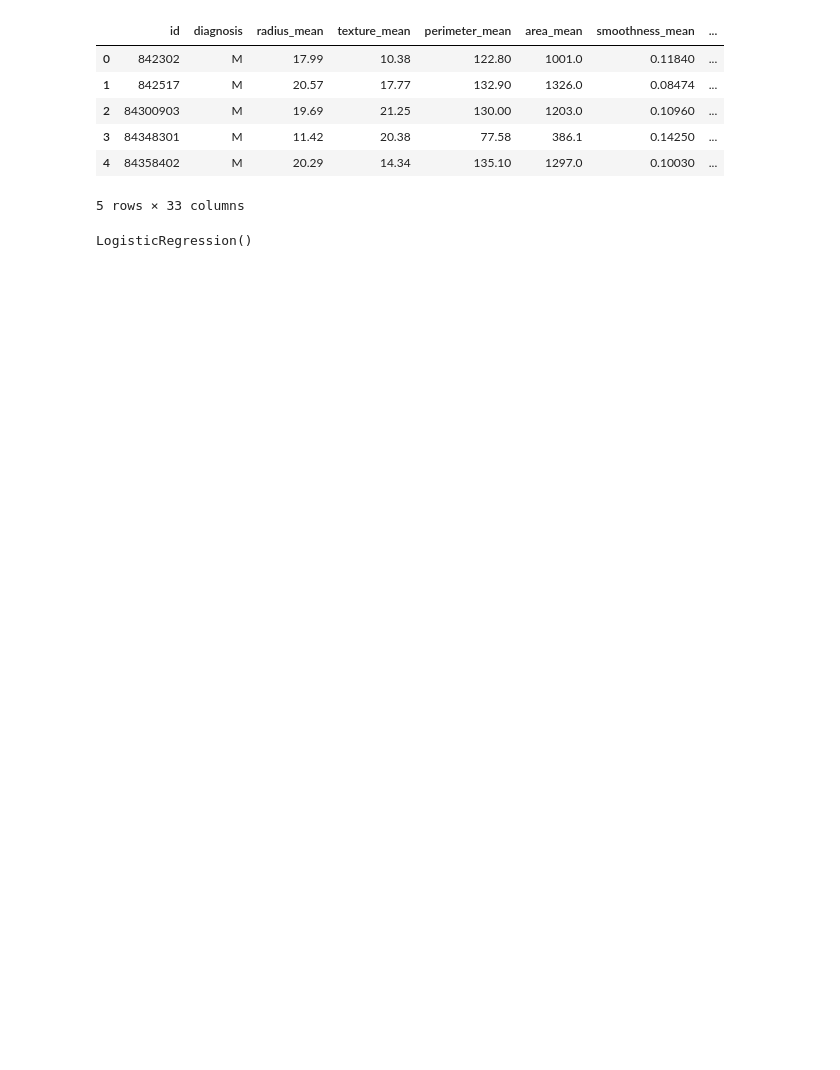
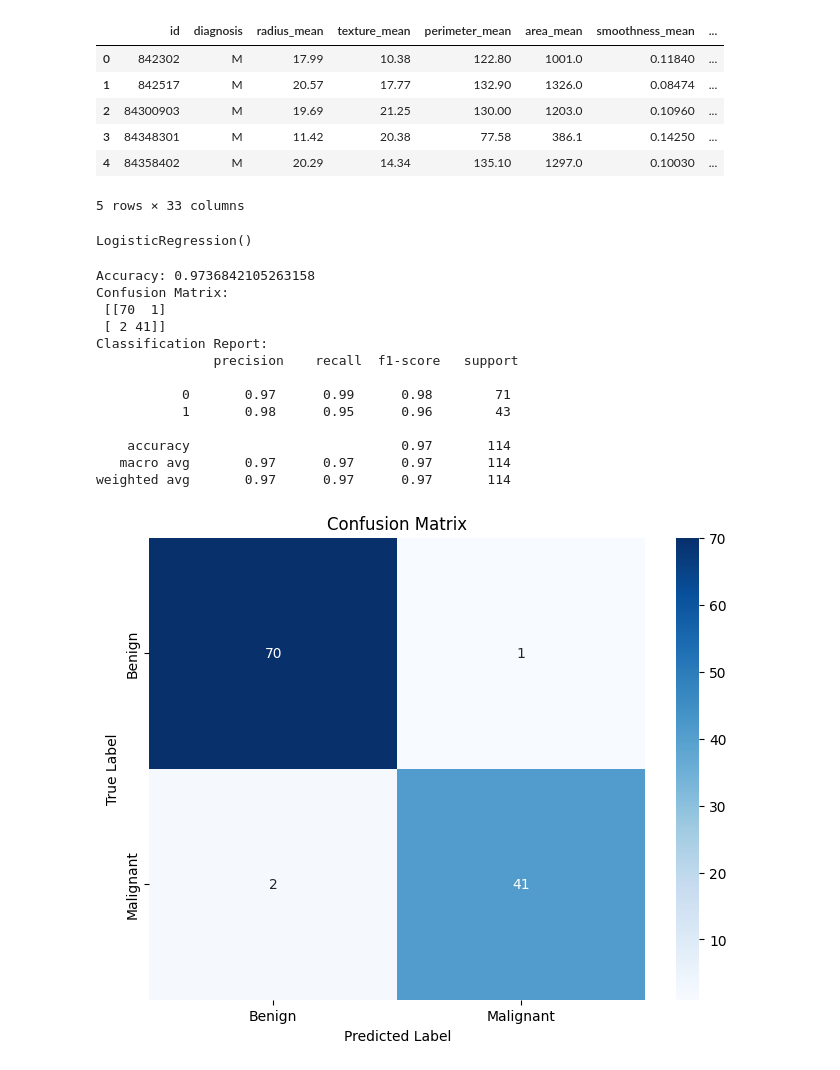
Before and after one commit to AvdylDemukajj/breast-cancer, a Jupyter notebook: index.ipynb, the cells around one changed output. Drawn from its saved outputs; the diff is of its cells as text; code cells hidden in the pictures; blank space fills up the shorter version.

Commit message:
"Evaluate model performance with accuracy, confusion matrix, and classification report; plot confusion matrix"

```diff
--- a/index.ipynb
+++ b/index.ipynb
@@ -35,3 +35,36 @@ model = LogisticRegression()
 model.fit(X_train, y_train)
 # %% [output]
 LogisticRegression()
+# %%
+y_pred = model.predict(X_test)
+accuracy = accuracy_score(y_test, y_pred)
+conf_matrix = confusion_matrix(y_test, y_pred)
+report = classification_report(y_test, y_pred)
+
+print("Accuracy:", accuracy)
+print("Confusion Matrix:\n", conf_matrix)
+print("Classification Report:\n", report)
+
+conf_matrix = confusion_matrix(y_test, y_pred)
+
+plt.figure(figsize=(8, 6))
+sns.heatmap(conf_matrix, annot=True, fmt='d', cmap='Blues', xticklabels=['Benign', 'Malignant'], yticklabels=['Benign', 'Malignant'])
+plt.title('Confusion Matrix')
+plt.xlabel('Predicted Label')
+plt.ylabel('True Label')
+plt.show()
+# %% [output]
+Accuracy: 0.9736842105263158
+Confusion Matrix:
+ [[70  1]
+ [ 2 41]]
+Classification Report:
+               precision    recall  f1-score   support
+
+           0       0.97      0.99      0.98        71
+           1       0.98      0.95      0.96        43
+
+    accuracy                           0.97       114
+   macro avg       0.97      0.97      0.97       114
+weighted avg       0.97      0.97      0.97       114
+[figure, added]
```
